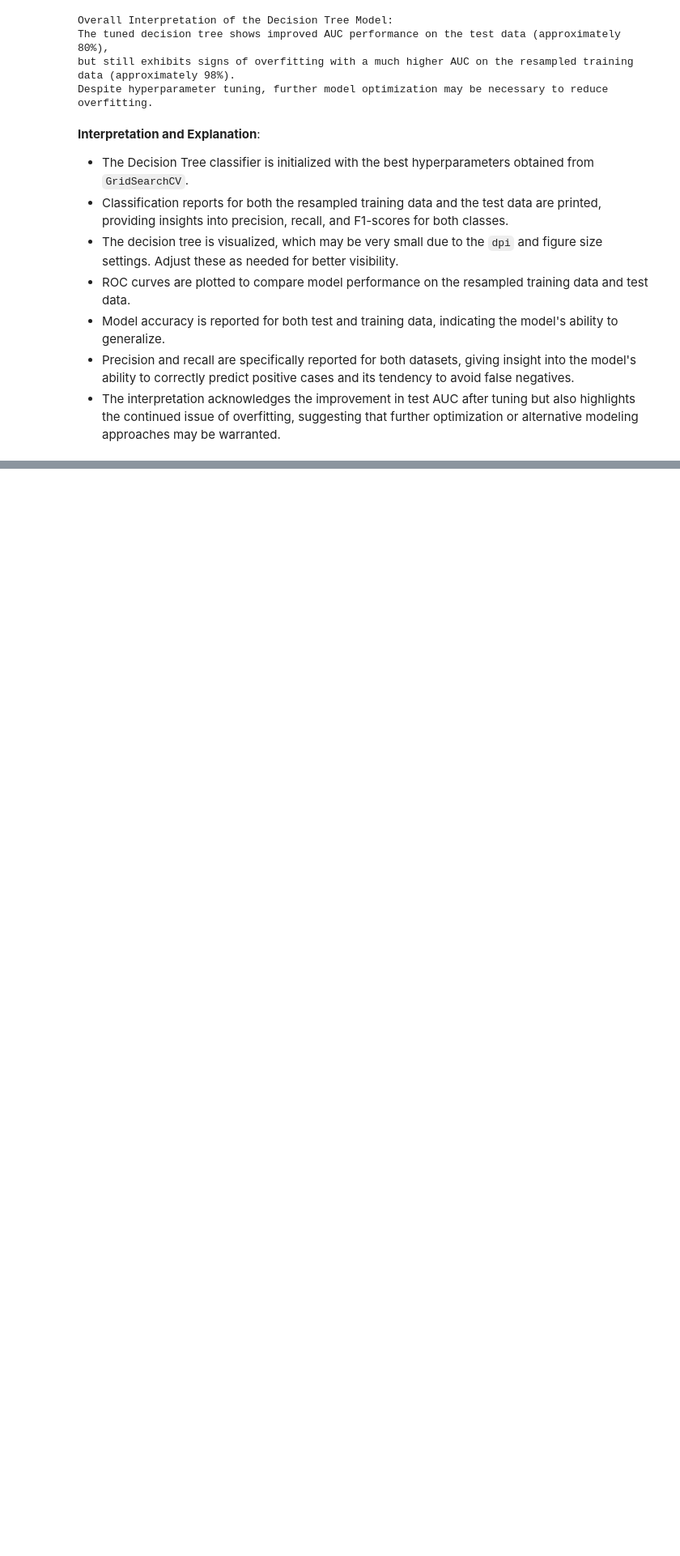
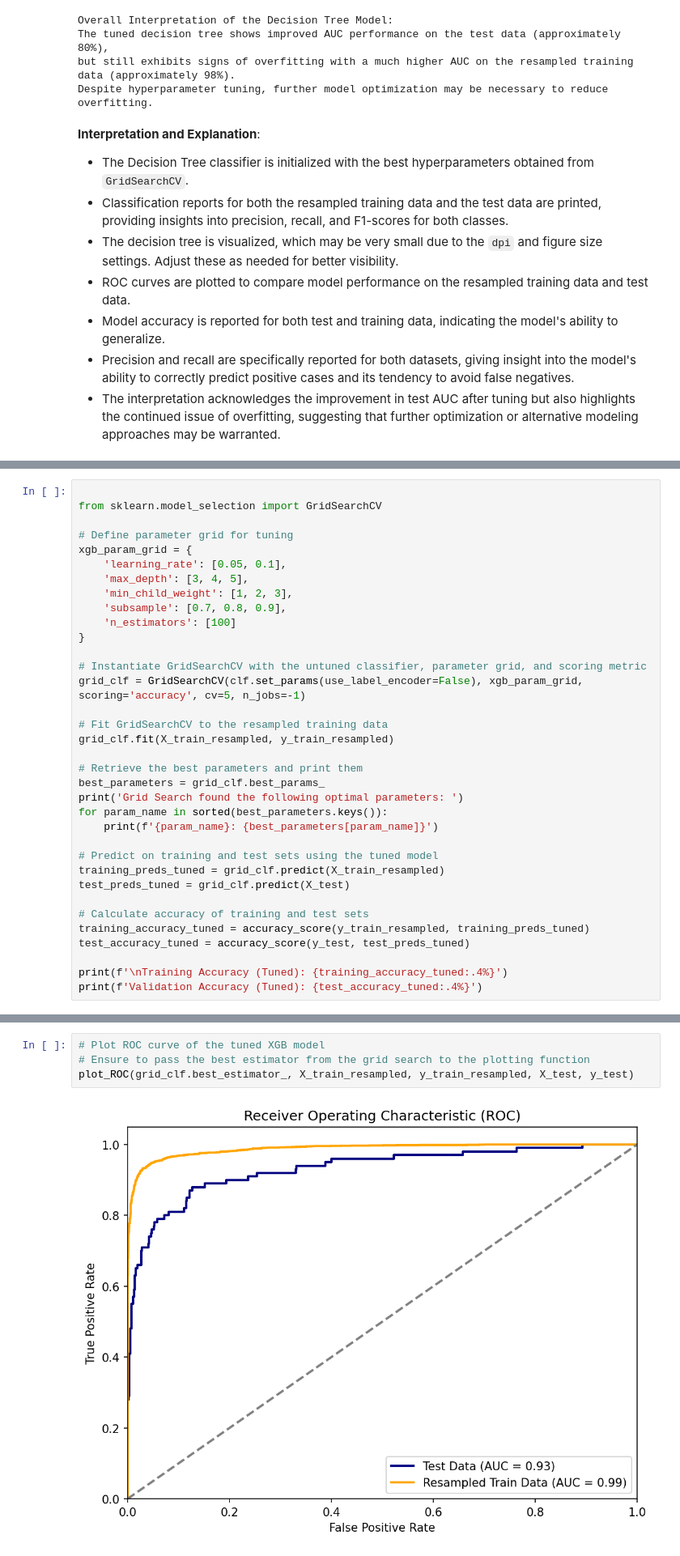
Before and after one commit to KPaul404/DSC_Phase_3_Project, a Jupyter notebook: index.ipynb, the cells around one changed output, grey strips where cells are left out. Shown at 81% size. Saved outputs shown, nothing was run; the diff lists cells and outputs as text; blank space fills up the shorter version.

```diff
--- a/index.ipynb
+++ b/index.ipynb
@@ -1385,0 +1567,35 @@ Despite hyperparameter tuning, further model optimization may be necessary to re
+# %%
+
+from sklearn.model_selection import GridSearchCV
+
+# Define parameter grid for tuning
+xgb_param_grid = {
+    'learning_rate': [0.05, 0.1],
+    'max_depth': [3, 4, 5],
+    'min_child_weight': [1, 2, 3],
+    'subsample': [0.7, 0.8, 0.9],
+    'n_estimators': [100]
+}
+
+# Instantiate GridSearchCV with the untuned classifier, parameter grid, and scoring metric
+grid_clf = GridSearchCV(clf.set_params(use_label_encoder=False), xgb_param_grid, scoring='accuracy', cv=5, n_jobs=-1)
+
+# Fit GridSearchCV to the resampled training data
+grid_clf.fit(X_train_resampled, y_train_resampled)
+
+# Retrieve the best parameters and print them
+best_parameters = grid_clf.best_params_
+print('Grid Search found the following optimal parameters: ')
+for param_name in sorted(best_parameters.keys()):
+    print(f'{param_name}: {best_parameters[param_name]}')
+
+# Predict on training and test sets using the tuned model
+training_preds_tuned = grid_clf.predict(X_train_resampled)
+test_preds_tuned = grid_clf.predict(X_test)
+
+# Calculate accuracy of training and test sets
+training_accuracy_tuned = accuracy_score(y_train_resampled, training_preds_tuned)
+test_accuracy_tuned = accuracy_score(y_test, test_preds_tuned)
+
+print(f'\nTraining Accuracy (Tuned): {training_accuracy_tuned:.4%}')
+print(f'Validation Accuracy (Tuned): {test_accuracy_tuned:.4%}')
@@ -1385,0 +1620,6 @@ Despite hyperparameter tuning, further model optimization may be necessary to re
+# %%
+# Plot ROC curve of the tuned XGB model
+# Ensure to pass the best estimator from the grid search to the plotting function
+plot_ROC(grid_clf.best_estimator_, X_train_resampled, y_train_resampled, X_test, y_test)
+# %% [output]
+[figure, added]
```
Also changed, not shown: parts of 33 cells of this notebook, 1 other file.
